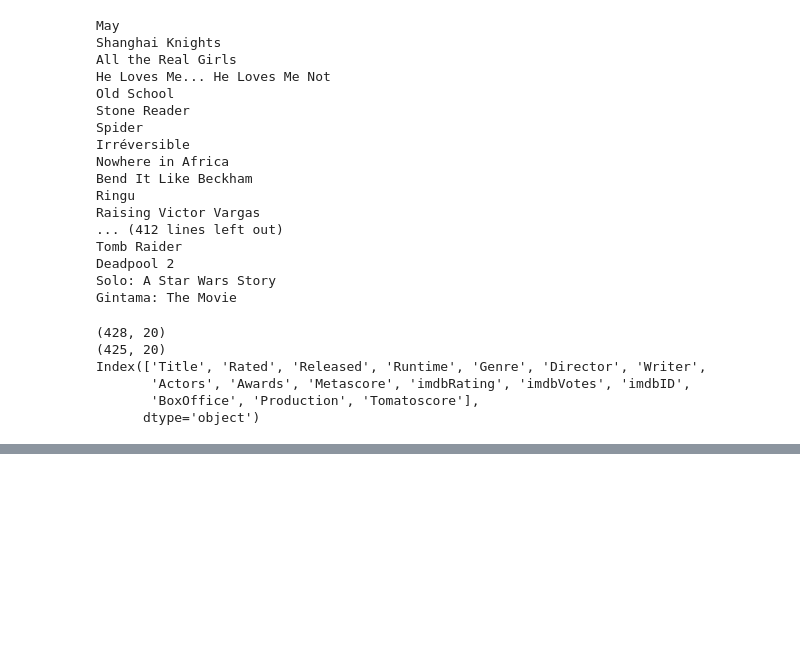
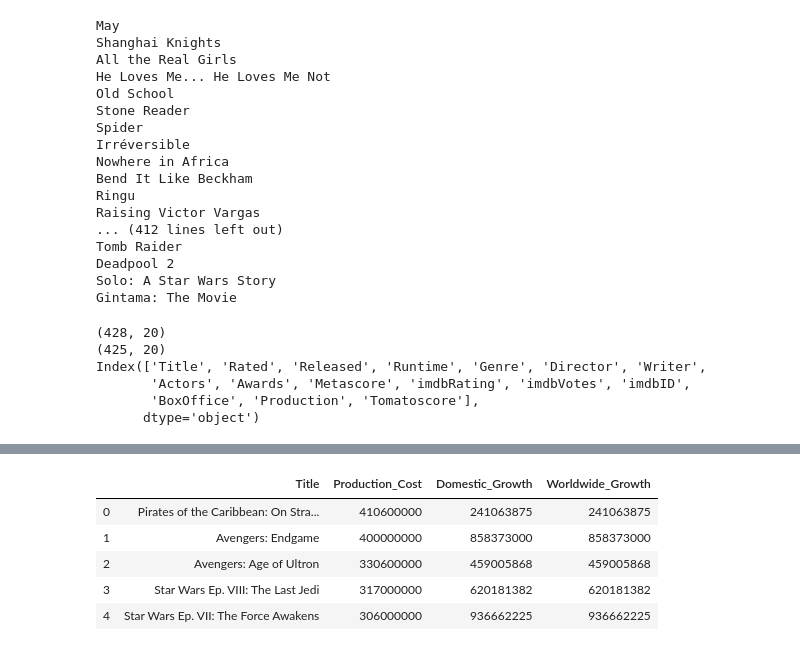
Before and after one commit to mel-ding/Comp340Project, a Jupyter notebook: MD-TermProject.ipynb, the cells around one changed output, grey strips where cells are left out. Drawn from its saved outputs; the diff is of its cells as text; code cells hidden in the pictures; blank space fills up the shorter version.

Commit message:
Gathered all data

```diff
--- a/MD-TermProject.ipynb
+++ b/MD-TermProject.ipynb
@@ -202,0 +209,21 @@ omdb_data.to_csv( "./OMDb.csv", index=False)
+# %%
+def retrieve_html(url):
+    """
+    Return the raw HTML at the specified URL.
+
+    Args:
+        url (string):
+
+    Returns:
+        status_code (integer):
+        raw_html (string): the raw HTML content of the response, properly encoded according to the HTTP headers.
+    """
+    # Write solution here (2 lines of code expected)
+    response = requests.get(url)
+    return (response.status_code, response.text)
+# %%
+page1_url = "https://www.the-numbers.com/movie/budgets/all"
+(status, first_page) = retrieve_html(page1_url)
+print(status)
+soup = BeautifulSoup(first_page, "lxml")
+cells = soup.find_all("td")
@@ -202,0 +263,16 @@ omdb_data.to_csv( "./OMDb.csv", index=False)
+# %%
+all_movies = []
+all_prod = []
+all_dg = []
+all_wg = []
+
+for i in range(59):
+    url = "https://www.the-numbers.com/movie/budgets/all/" + str(1 + i*100)
+    (status, page) = retrieve_html(url)
+    soup = BeautifulSoup(page, "lxml")
+    cells = soup.find_all("td")
+    results = scrape_page(1 + i*100, cells)
+    all_movies.extend(results[0])
+    all_prod.extend(results[1])
+    all_dg.extend(results[2])
+    all_wg.extend(results[3])
@@ -202,0 +297,13 @@ omdb_data.to_csv( "./OMDb.csv", index=False)
+# %%
+numbers_data = pd.DataFrame({"Title":all_movies,
+                           "Production_Cost": all_prod,
+                          "Domestic_Growth": all_dg,
+                          "Worldwide_Growth": all_wg})
+numbers_data.head()
+# %% [output]
+|  | Title | Production_Cost | Domestic_Growth | Worldwide_Growth |
+| 0 | Pirates of the Caribbean: On Stra... | 410600000 | 241063875 | 241063875 |
+| 1 | Avengers: Endgame | 400000000 | 858373000 | 858373000 |
+| 2 | Avengers: Age of Ultron | 330600000 | 459005868 | 459005868 |
+| 3 | Star Wars Ep. VIII: The Last Jedi | 317000000 | 620181382 | 620181382 |
+| 4 | Star Wars Ep. VII: The Force Awakens | 306000000 | 936662225 | 936662225 |
```
Also changed, not shown: parts of 16 cells of this notebook, 2 other files.
